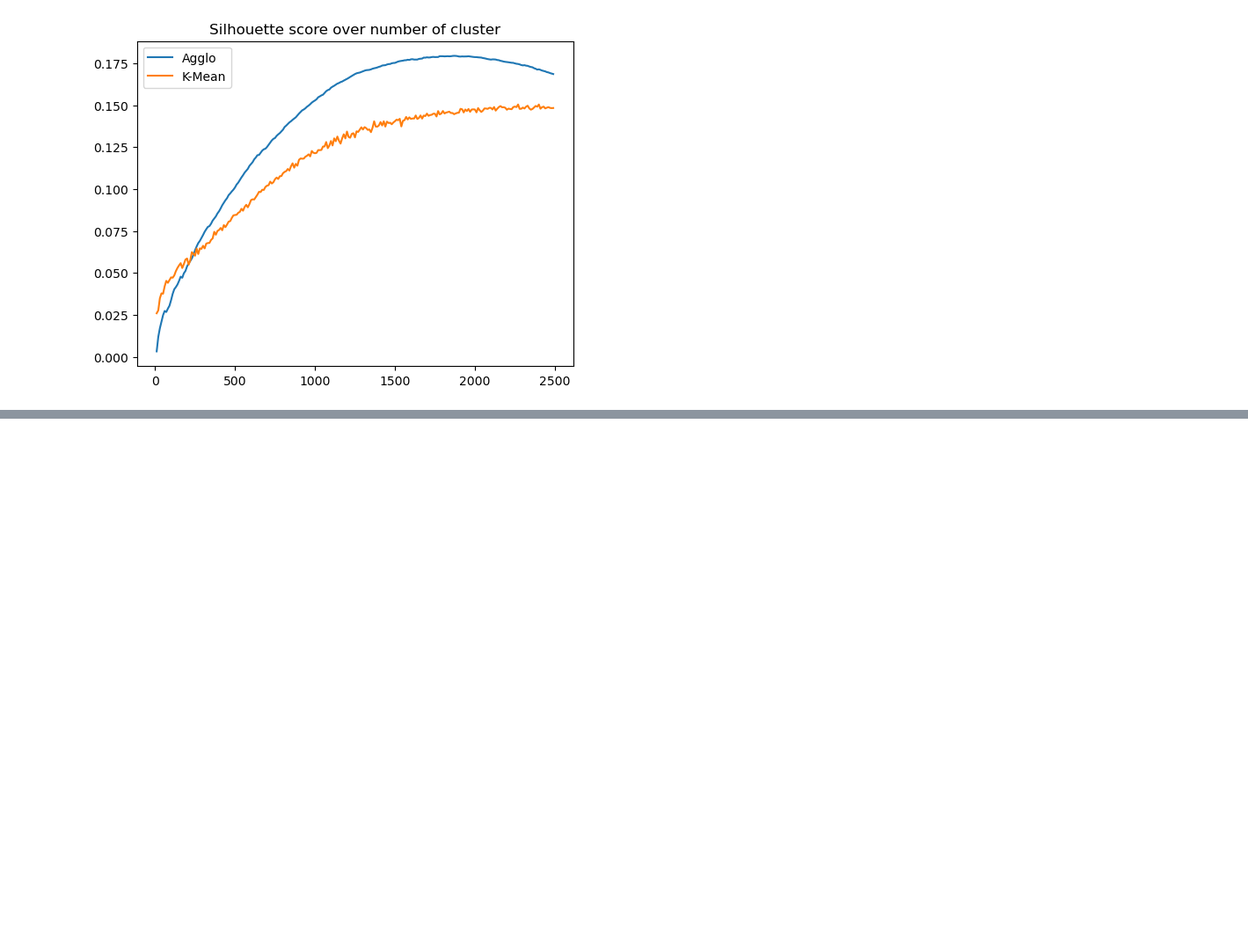
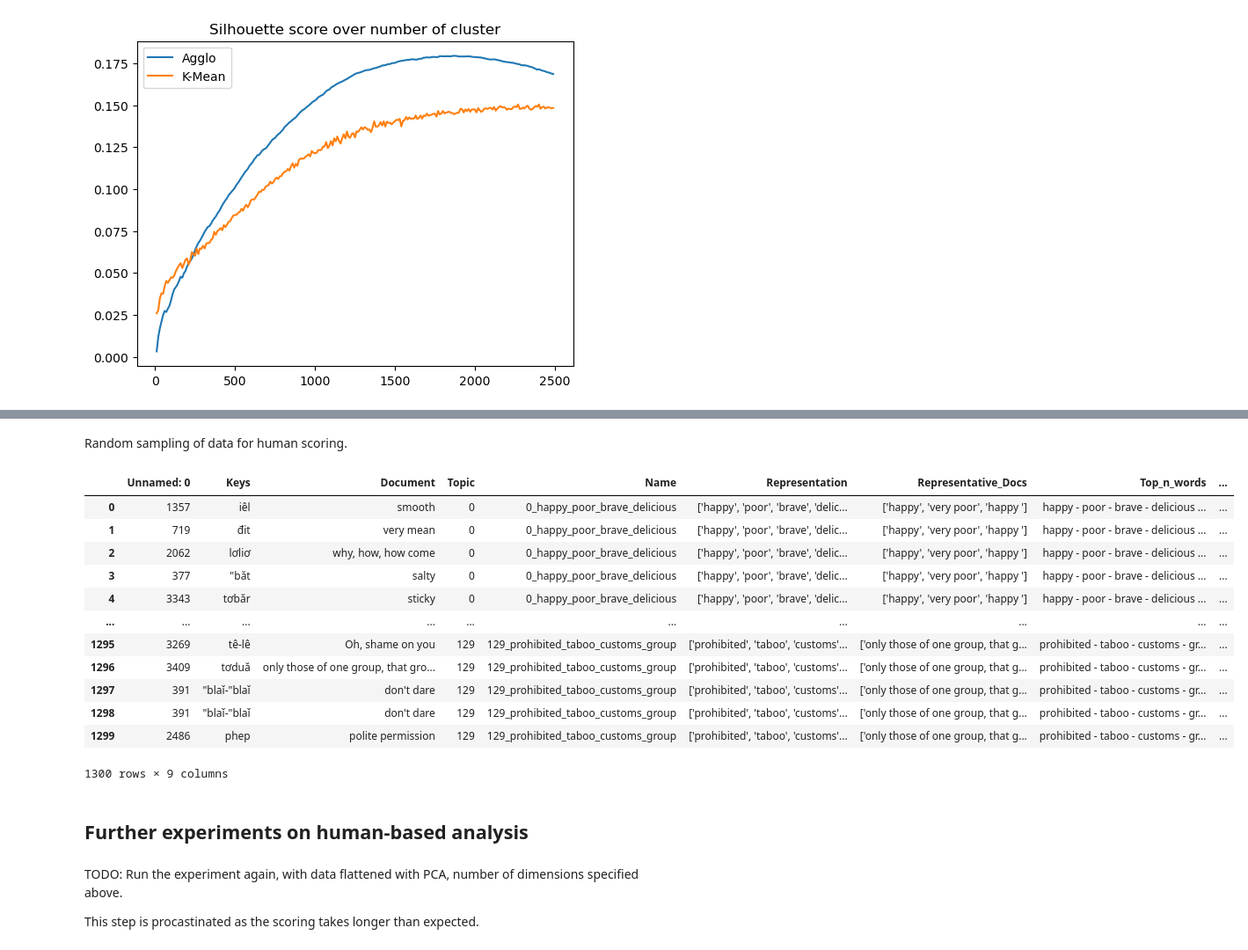
Before and after one commit to ancan203/BahnarOntologyMap, a Jupyter notebook: clustering_test.ipynb, the cells around one changed output, grey strips where cells are left out. Shown: that part at 88% size. Saved outputs shown, nothing was run; the diff lists cells and outputs as text; code cells hidden in the pictures; blank space fills up the shorter version.

```diff
--- a/clustering_test.ipynb
+++ b/clustering_test.ipynb
@@ -420,0 +507,4 @@ plt.show()
+# %%
+results = pd.read_csv("results_tuned\Topic_assignment_all-mpnet-base-v2_Not_Flattened_K_means_130.csv")
+results.insert(1, "Keys", words["Keys"], True)
+results
@@ -420,0 +525,37 @@ plt.show()
+# %% [markdown]
+Random sampling of data for human scoring.
+# %%
+import pandas as pd
+import numpy as np
+
+# Initialize an empty list to store the selected rows
+selected_rows = []
+
+for topic in range(0, 130):
+    rows_for_topic = results[results['Topic'] == topic].sample(10, replace=True)
+
+    # Append the selected rows to the list
+    selected_rows.append(rows_for_topic)
+
+# Concatenate the selected rows into a new DataFrame
+new_df = pd.concat(selected_rows)
+
+# Reset the index of the new DataFrame
+new_df.reset_index(drop=True, inplace=True)
+
+# Display the new DataFrame
+new_df
+# %% [output]
+|  | Unnamed: 0 | Keys | Document | Topic | Name | Representation | Representative_Docs | Top_n_words | ... |
+| 0 | 1357 | iêl | smooth | 0 | 0_happy_poor_brave_delicious | ['happy', 'poor', 'brave', 'delic... | ['happy', 'very poor', 'happy '] | happy - poor - brave - delicious ... | ... |
+| 1 | 719 | đit | very mean | 0 | 0_happy_poor_brave_delicious | ['happy', 'poor', 'brave', 'delic... | ['happy', 'very poor', 'happy '] | happy - poor - brave - delicious ... | ... |
+| 2 | 2062 | lơliơ | why, how, how come | 0 | 0_happy_poor_brave_delicious | ['happy', 'poor', 'brave', 'delic... | ['happy', 'very poor', 'happy '] | happy - poor - brave - delicious ... | ... |
+| 3 | 377 | "băt | salty | 0 | 0_happy_poor_brave_delicious | ['happy', 'poor', 'brave', 'delic... | ['happy', 'very poor', 'happy '] | happy - poor - brave - delicious ... | ... |
+| 4 | 3343 | tơbăr | sticky | 0 | 0_happy_poor_brave_delicious | ['happy', 'poor', 'brave', 'delic... | ['happy', 'very poor', 'happy '] | happy - poor - brave - delicious ... | ... |
+| ... | ... | ... | ... | ... | ... | ... | ... | ... | ... |
+| 1295 | 3269 | tê-lê | Oh, shame on you | 129 | 129_prohibited_taboo_customs_group | ['prohibited', 'taboo', 'customs'... | ['only those of one group, that g... | prohibited - taboo - customs - gr... | ... |
+| 1296 | 3409 | tơduă | only those of one group, that gro... | 129 | 129_prohibited_taboo_customs_group | ['prohibited', 'taboo', 'customs'... | ['only those of one group, that g... | prohibited - taboo - customs - gr... | ... |
+| 1297 | 391 | "blaǐ-"blaǐ | don't dare | 129 | 129_prohibited_taboo_customs_group | ['prohibited', 'taboo', 'customs'... | ['only those of one group, that g... | prohibited - taboo - customs - gr... | ... |
+| 1298 | 391 | "blaǐ-"blaǐ | don't dare | 129 | 129_prohibited_taboo_customs_group | ['prohibited', 'taboo', 'customs'... | ['only those of one group, that g... | prohibited - taboo - customs - gr... | ... |
+| 1299 | 2486 | phep | polite permission | 129 | 129_prohibited_taboo_customs_group | ['prohibited', 'taboo', 'customs'... | ['only those of one group, that g... | prohibited - taboo - customs - gr... | ... |
+1300 rows × 9 columns
@@ -420,0 +564,6 @@ plt.show()
+# %% [markdown]
+## Further experiments on human-based analysis
+# %% [markdown]
+TODO: Run the experiment again, with data flattened with PCA, number of dimensions specified above.
+
+This step is procastinated as the scoring takes longer than expected.
```
Also changed, not shown: parts of 42 cells of this notebook.
